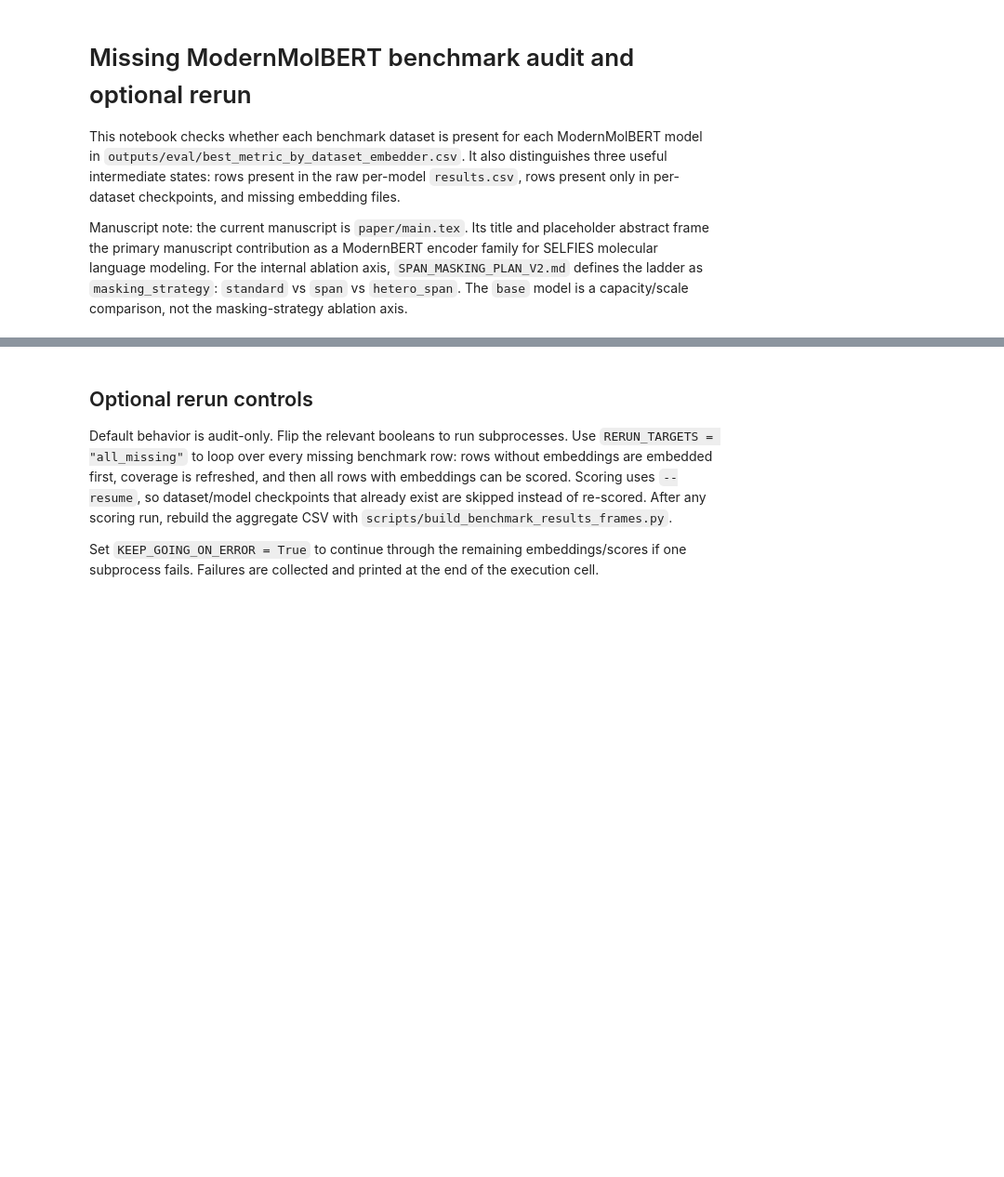
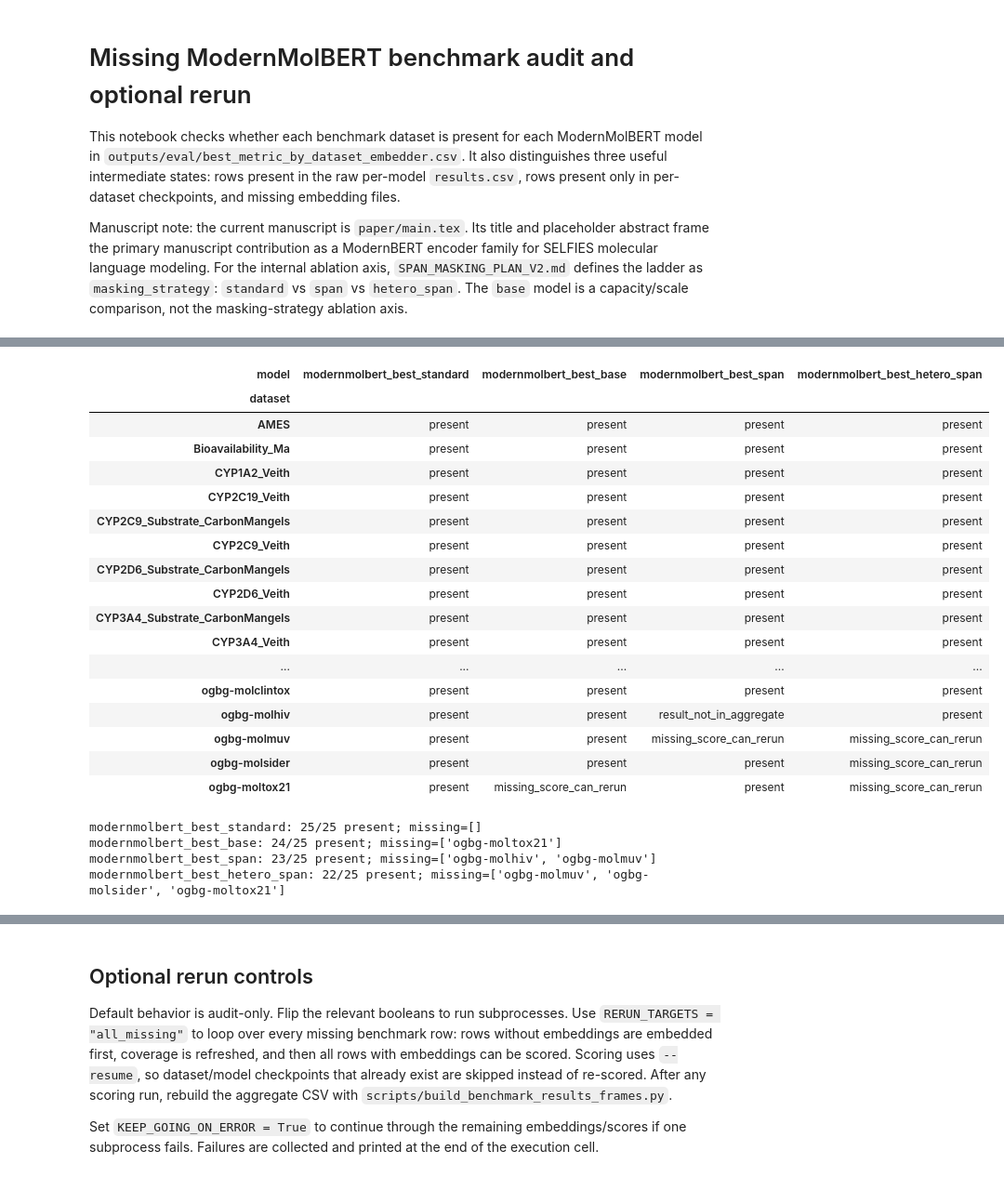
Before and after one commit to HauserGroup/ModernMolBERT, a Jupyter notebook: analysis/check_missing_benchmarks_and_rerun.ipynb, the cells around one changed output, grey strips where cells are left out. Shown at 93% size. Cells and saved outputs as stored; diff of their text form; code cells hidden in the pictures; blank space fills up the shorter version.

```diff
--- a/analysis/check_missing_benchmarks_and_rerun.ipynb
+++ b/analysis/check_missing_benchmarks_and_rerun.ipynb
@@ -61,5 +63,6 @@ print(ROOT)
 # %%
 HEADS = ["rf", "ridge", "knn"]
+EXCLUDED_DATASETS = {"ogbg-moltoxcast"}
 
 
 def load_best() -> pd.DataFrame:
@@ -137,7 +140,7 @@ def benchmark_present(dataset: str, model: str, *, source: str = "aggregate") ->
 
 def audit_coverage() -> pd.DataFrame:
     best = load_best()
-    datasets = sorted(best["dataset"].dropna().unique())
+    datasets = sorted(d for d in best["dataset"].dropna().unique() if d not in EXCLUDED_DATASETS)
     records = []
     for model in MODELS:
         raw_path = result_csv(model)
@@ -187,16 +204,43 @@ display(coverage[coverage["status"] != "present"].sort_values(["model", "dataset
 # %%
 coverage_matrix = coverage.pivot(index="dataset", columns="model", values="status")
 display(coverage_matrix[MODELS])
 
 missing_by_model = (
-    coverage.loc[~coverage["in_aggregate"]]
-    .groupby("model")["dataset"]
-    .apply(list)
-    .reindex(MODELS, fill_value=[])
+    coverage.loc[~coverage["in_aggregate"]].groupby("model")["dataset"].apply(list).reindex(MODELS)
+)
+missing_by_model = missing_by_model.apply(
+    lambda datasets: datasets if isinstance(datasets, list) else []
 )
 
+n_datasets = coverage["dataset"].nunique()
 for model, datasets in missing_by_model.items():
-    print(f"{model}: {26 - len(datasets)}/26 present; missing={datasets}")
+    datasets_list = datasets if isinstance(datasets, list) else []
+    print(
+        f"{model}: {n_datasets - len(datasets_list)}/{n_datasets} present; missing={datasets_list}"
+    )
+# %% [output]
+| model | modernmolbert_best_standard | modernmolbert_best_base | modernmolbert_best_span | modernmolbert_best_hetero_span |
+| dataset |  |  |  |  |
+| AMES | present | present | present | present |
+| Bioavailability_Ma | present | present | present | present |
+| CYP1A2_Veith | present | present | present | present |
+| CYP2C19_Veith | present | present | present | present |
+| CYP2C9_Substrate_CarbonMangels | present | present | present | present |
+| CYP2C9_Veith | present | present | present | present |
+| CYP2D6_Substrate_CarbonMangels | present | present | present | present |
+| CYP2D6_Veith | present | present | present | present |
+| CYP3A4_Substrate_CarbonMangels | present | present | present | present |
+| CYP3A4_Veith | present | present | present | present |
+| ... | ... | ... | ... | ... |
+| ogbg-molclintox | present | present | present | present |
+| ogbg-molhiv | present | present | result_not_in_aggregate | present |
+| ogbg-molmuv | present | present | missing_score_can_rerun | missing_score_can_rerun |
+| ogbg-molsider | present | present | present | missing_score_can_rerun |
+| ogbg-moltox21 | present | missing_score_can_rerun | present | missing_score_can_rerun |
+modernmolbert_best_standard: 25/25 present; missing=[]
+modernmolbert_best_base: 24/25 present; missing=['ogbg-moltox21']
+modernmolbert_best_span: 23/25 present; missing=['ogbg-molhiv', 'ogbg-molmuv']
+modernmolbert_best_hetero_span: 22/25 present; missing=['ogbg-molmuv', 'ogbg-molsider', 'ogbg-moltox21']
 # %%
 def list_missing(coverage: pd.DataFrame) -> None:
     """Print every missing (dataset, model, head) triple, grouped by model.
```
Also changed, not shown: parts of 5 cells of this notebook, 11 other files.
